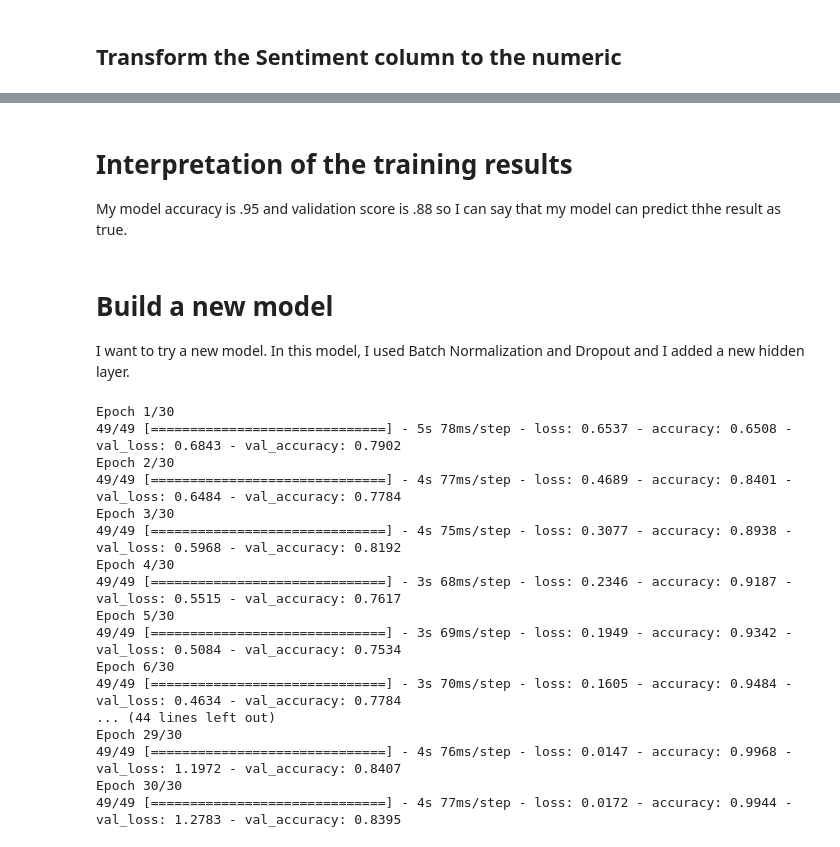
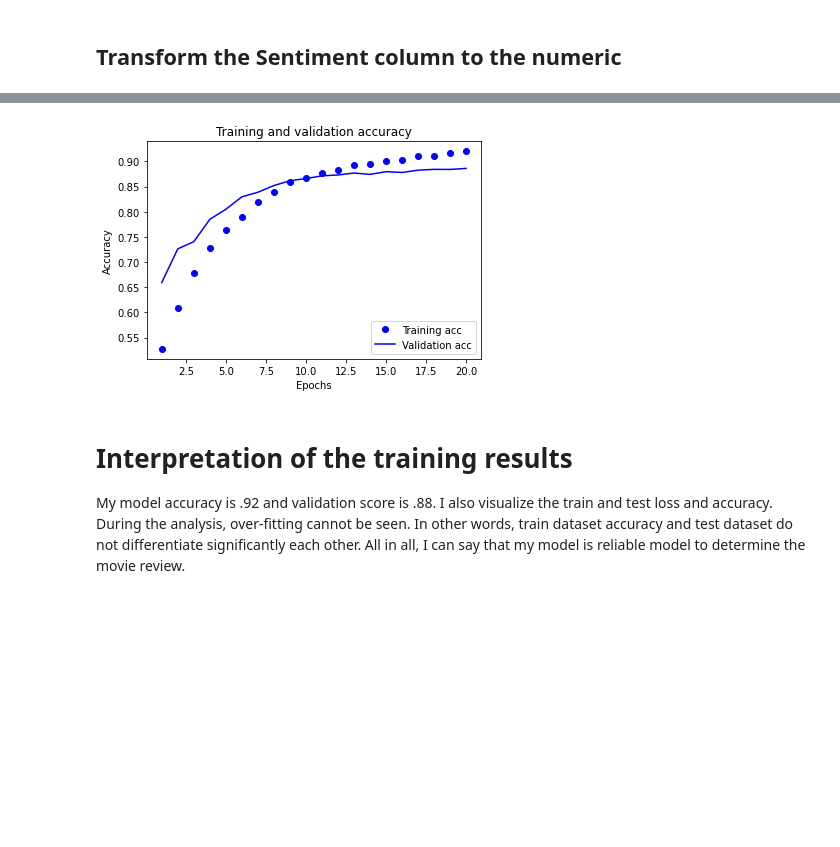
Before and after one commit to AhmetDikbayir/IMDB-Sentiment-Analysis-with-Tensorflow-Keras-Neural-Network, a Jupyter notebook: IMDB_Sentiment_Analysis_with_Tensorflow_Keras.ipynb, the cells around one changed output, grey strips where cells are left out. Cells and saved outputs as stored; diff of their text form; code cells hidden in the pictures; blank space fills up the shorter version.

```diff
--- a/IMDB_Sentiment_Analysis_with_Tensorflow_Keras.ipynb
+++ b/IMDB_Sentiment_Analysis_with_Tensorflow_Keras.ipynb
@@ -141,8 +226,15 @@ Epoch 30/30
+# %%
+plt.plot(epochs, acc, 'bo', label='Training acc')
+plt.plot(epochs, val_acc, 'b', label='Validation acc')
+plt.title('Training and validation accuracy')
+plt.xlabel('Epochs')
+plt.ylabel('Accuracy')
+plt.legend(loc='lower right')
+
+plt.show()
+# %% [output]
+[figure, added]
 # %% [markdown]
 # Interpretation of the training results
 
-My model accuracy is .95 and validation score is .88 so I can say that my model can predict thhe result as true.
+My model accuracy is .92 and validation score is .88. I also visualize the train and test loss and accuracy. During the analysis, over-fitting cannot be seen. In other words, train dataset accuracy and test dataset do not differentiate significantly each other. All in all, I can say that my model is reliable model to determine the movie review.
-# %% [markdown]
-# Build a new model
-
-I want to try a new model. In this model, I used Batch Normalization and Dropout and I added a new hidden layer.
@@ -159,20 +240,0 @@ model2.compile(optimizer='adam', loss= 'binary_crossentropy', metrics= ['accurac
-# %%
-history_model = model2.fit(train_data,train_labels,epochs = 30, batch_size=512, validation_data= [test_data,test_labels] )
-# %% [output]
-Epoch 1/30
-49/49 [==============================] - 5s 78ms/step - loss: 0.6537 - accuracy: 0.6508 - val_loss: 0.6843 - val_accuracy: 0.7902
-Epoch 2/30
-49/49 [==============================] - 4s 77ms/step - loss: 0.4689 - accuracy: 0.8401 - val_loss: 0.6484 - val_accuracy: 0.7784
-Epoch 3/30
-49/49 [==============================] - 4s 75ms/step - loss: 0.3077 - accuracy: 0.8938 - val_loss: 0.5968 - val_accuracy: 0.8192
-Epoch 4/30
-49/49 [==============================] - 3s 68ms/step - loss: 0.2346 - accuracy: 0.9187 - val_loss: 0.5515 - val_accuracy: 0.7617
-Epoch 5/30
-49/49 [==============================] - 3s 69ms/step - loss: 0.1949 - accuracy: 0.9342 - val_loss: 0.5084 - val_accuracy: 0.7534
-Epoch 6/30
-49/49 [==============================] - 3s 70ms/step - loss: 0.1605 - accuracy: 0.9484 - val_loss: 0.4634 - val_accuracy: 0.7784
-... (44 lines left out)
-Epoch 29/30
-49/49 [==============================] - 4s 76ms/step - loss: 0.0147 - accuracy: 0.9968 - val_loss: 1.1972 - val_accuracy: 0.8407
-Epoch 30/30
-49/49 [==============================] - 4s 77ms/step - loss: 0.0172 - accuracy: 0.9944 - val_loss: 1.2783 - val_accuracy: 0.8395
```
Also changed, not shown: parts of 17 cells of this notebook.
